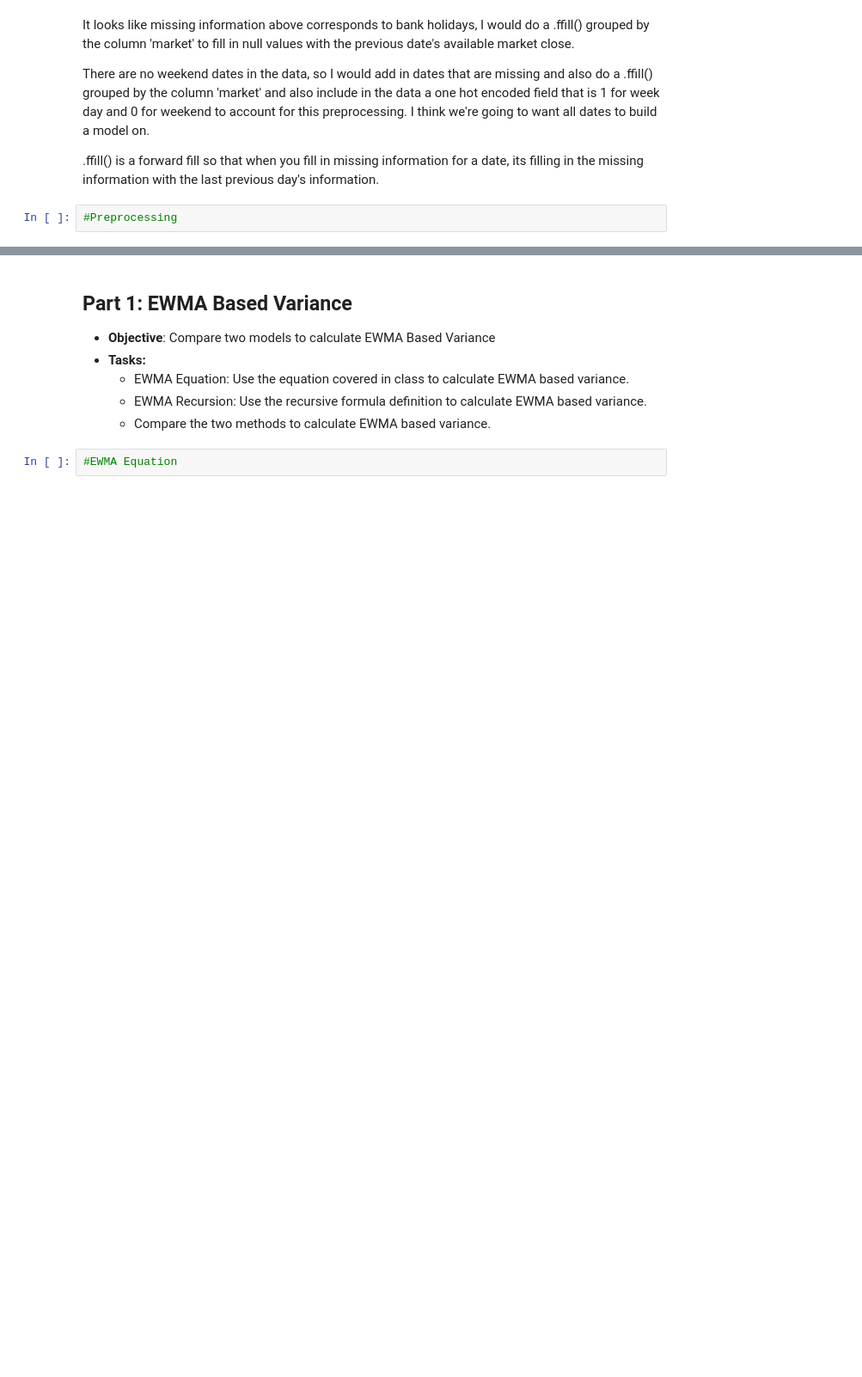
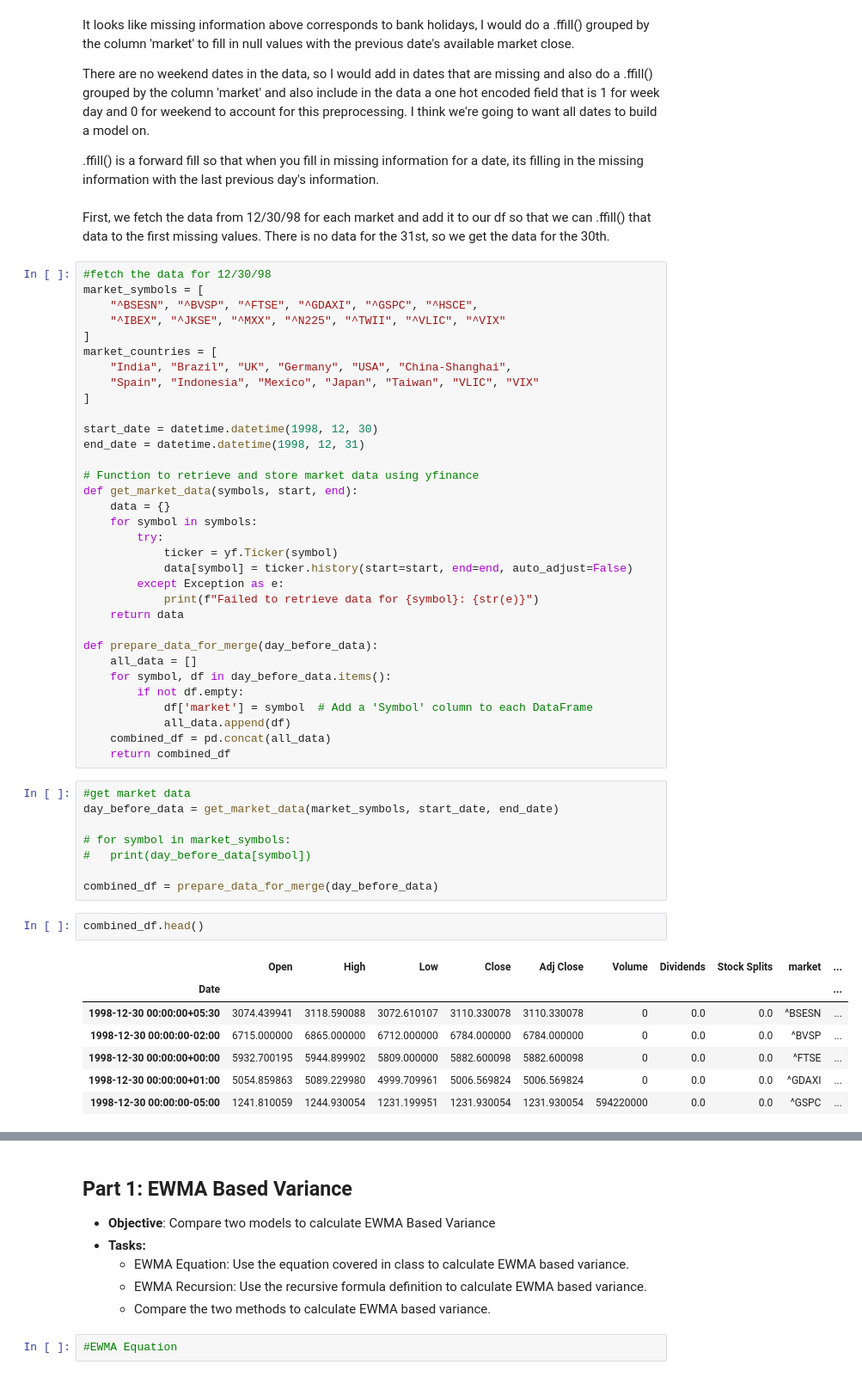
Before and after one commit to amberwalker-ds/Exploring-Advanced-Financial-Modeling-Techniques, a Jupyter notebook: MLF_HW1_code.ipynb, the cells around one changed output, grey strips where cells are left out. Shown at 86% size. Saved outputs shown, nothing was run; the diff lists cells and outputs as text; blank space fills up the shorter version.

Commit message:
Part 0 preprocessing is done

```diff
--- a/MLF_HW1_code.ipynb
+++ b/MLF_HW1_code.ipynb
@@ -89,5 +95,56 @@ It looks like missing information above corresponds to bank holidays, I would do
 There are no weekend dates in the data, so I would add in dates that are missing and also do a .ffill() grouped by the column 'market' and also include in the data a one hot encoded field that is 1 for week day and 0 for weekend to account for this preprocessing. I think we're going to want all dates to build a model on.
 
 .ffill() is a forward fill so that when you fill in missing information for a date, its filling in the missing information with the last previous day's information.
-# %%
-#Preprocessing
+# %% [markdown]
+First, we fetch the data from 12/30/98 for each market and add it to our df so that we can .ffill() that data to the first missing values. There is no data for the 31st, so we get the data for the 30th.
+# %%
+#fetch the data for 12/30/98
+market_symbols = [
+    "^BSESN", "^BVSP", "^FTSE", "^GDAXI", "^GSPC", "^HSCE",
+    "^IBEX", "^JKSE", "^MXX", "^N225", "^TWII", "^VLIC", "^VIX"
+]
+market_countries = [
+    "India", "Brazil", "UK", "Germany", "USA", "China-Shanghai",
+    "Spain", "Indonesia", "Mexico", "Japan", "Taiwan", "VLIC", "VIX"
+]
+
+start_date = datetime.datetime(1998, 12, 30)
+end_date = datetime.datetime(1998, 12, 31)
+
+# Function to retrieve and store market data using yfinance
+def get_market_data(symbols, start, end):
+    data = {}
+    for symbol in symbols:
+        try:
+            ticker = yf.Ticker(symbol)
+            data[symbol] = ticker.history(start=start, end=end, auto_adjust=False)
+        except Exception as e:
+            print(f"Failed to retrieve data for {symbol}: {str(e)}")
+    return data
+
+def prepare_data_for_merge(day_before_data):
+    all_data = []
+    for symbol, df in day_before_data.items():
+        if not df.empty:
+            df['market'] = symbol  # Add a 'Symbol' column to each DataFrame
+            all_data.append(df)
+    combined_df = pd.concat(all_data)
+    return combined_df
+# %%
+#get market data
+day_before_data = get_market_data(market_symbols, start_date, end_date)
+
+# for symbol in market_symbols:
+#   print(day_before_data[symbol])
+
+combined_df = prepare_data_for_merge(day_before_data)
+# %%
+combined_df.head()
+# %% [output]
+|  | Open | High | Low | Close | Adj Close | Volume | Dividends | Stock Splits | market | ... |
+| Date |  |  |  |  |  |  |  |  |  | ... |
+| 1998-12-30 00:00:00+05:30 | 3074.439941 | 3118.590088 | 3072.610107 | 3110.330078 | 3110.330078 | 0 | 0.0 | 0.0 | ^BSESN | ... |
+| 1998-12-30 00:00:00-02:00 | 6715.000000 | 6865.000000 | 6712.000000 | 6784.000000 | 6784.000000 | 0 | 0.0 | 0.0 | ^BVSP | ... |
+| 1998-12-30 00:00:00+00:00 | 5932.700195 | 5944.899902 | 5809.000000 | 5882.600098 | 5882.600098 | 0 | 0.0 | 0.0 | ^FTSE | ... |
+| 1998-12-30 00:00:00+01:00 | 5054.859863 | 5089.229980 | 4999.709961 | 5006.569824 | 5006.569824 | 0 | 0.0 | 0.0 | ^GDAXI | ... |
+| 1998-12-30 00:00:00-05:00 | 1241.810059 | 1244.930054 | 1231.199951 | 1231.930054 | 1231.930054 | 594220000 | 0.0 | 0.0 | ^GSPC | ... |
```
Also changed, not shown: parts of 19 cells of this notebook, 5 other files.
